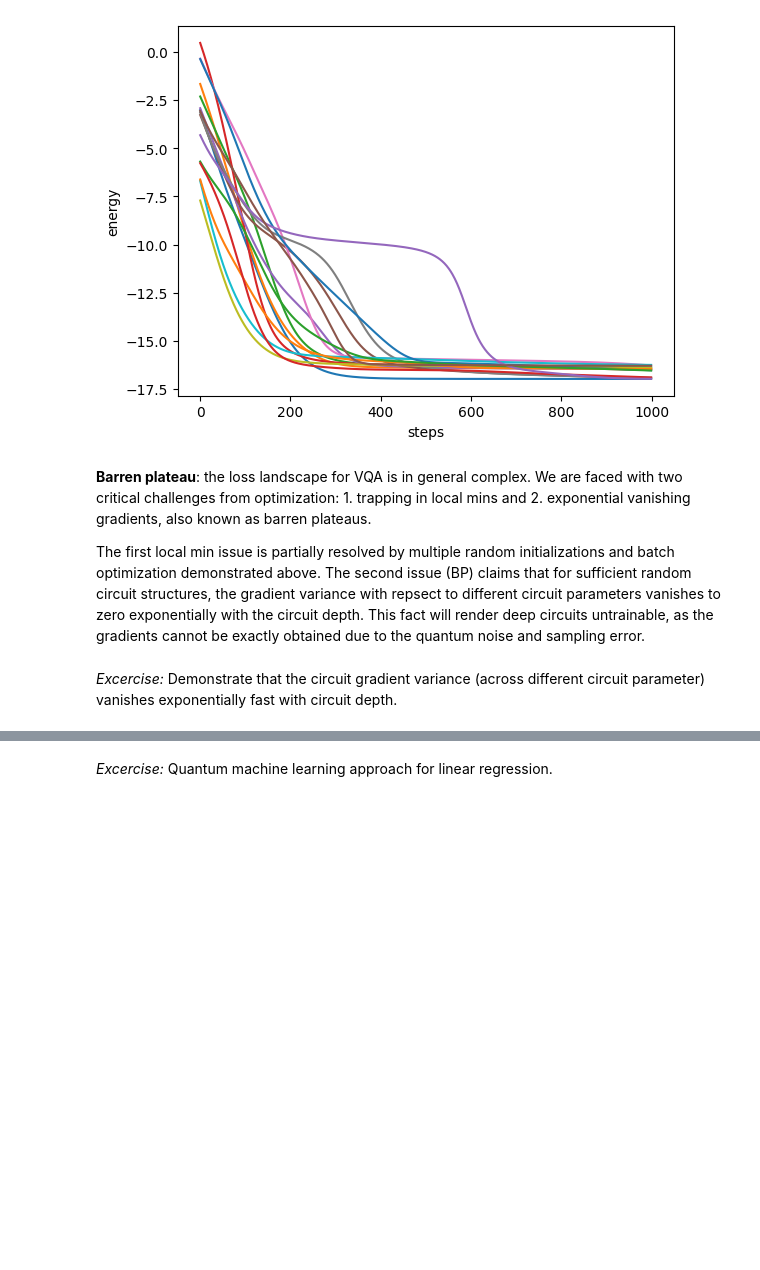
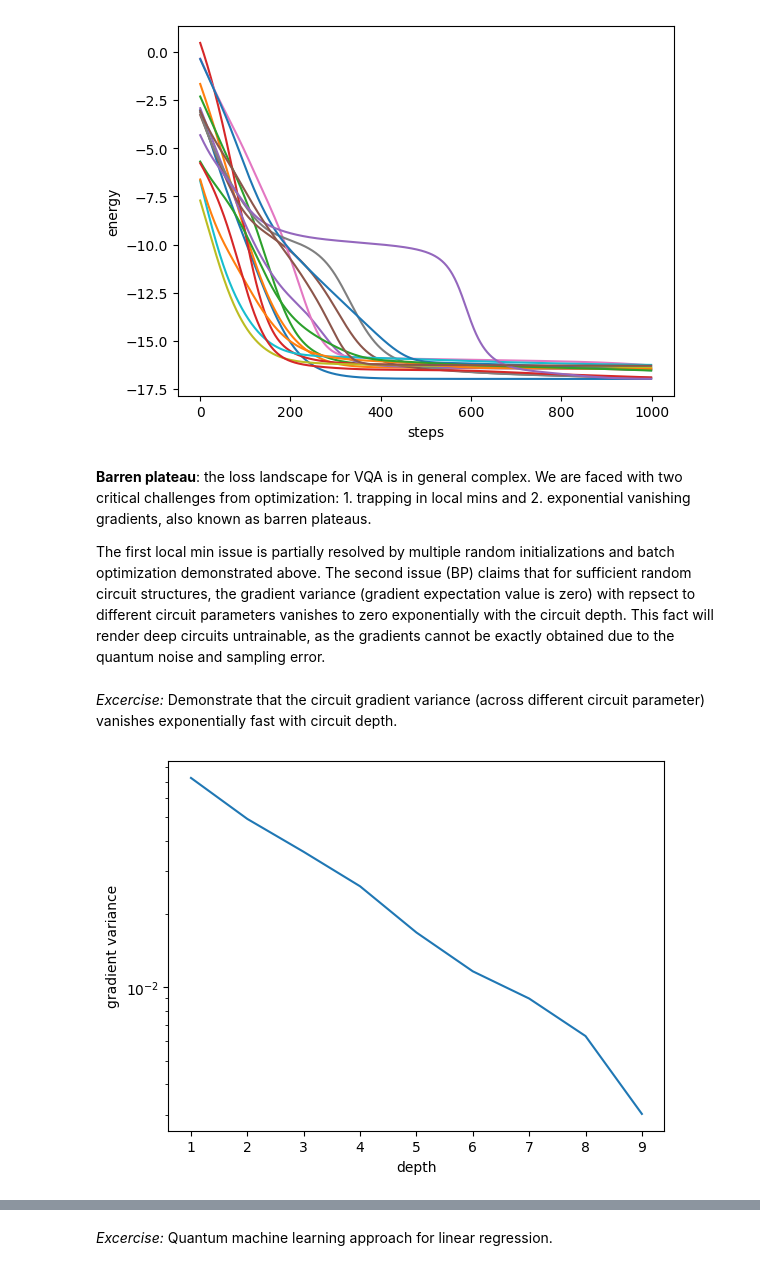
Before and after one commit to sxzgroup/qc_lecture, a Jupyter notebook: lectures/2_qc_nisq.ipynb, the cells around one changed output, grey strips where cells are left out. Saved outputs shown, nothing was run; the diff lists cells and outputs as text; code cells hidden in the pictures; blank space fills up the shorter version.

```diff
--- a/lectures/2_qc_nisq.ipynb
+++ b/lectures/2_qc_nisq.ipynb
@@ -330,6 +330,37 @@ Text(0, 0.5, 'energy')
 # %% [markdown]
 **Barren plateau**: the loss landscape for VQA is in general complex. We are faced with two critical challenges from optimization: 1. trapping in local mins and 2. exponential vanishing gradients, also known as barren plateaus.
 
-The first local min issue is partially resolved by multiple random initializations and batch optimization demonstrated above. The second issue (BP) claims that for sufficient random circuit structures, the gradient variance with repsect to different circuit parameters vanishes to zero exponentially with the circuit depth. This fact will render deep circuits untrainable, as the gradients cannot be exactly obtained due to the quantum noise and sampling error.
+The first local min issue is partially resolved by multiple random initializations and batch optimization demonstrated above. The second issue (BP) claims that for sufficient random circuit structures, the gradient variance (gradient expectation value is zero) with repsect to different circuit parameters vanishes to zero exponentially with the circuit depth. This fact will render deep circuits untrainable, as the gradients cannot be exactly obtained due to the quantum noise and sampling error.
 # %% [markdown]
 *Excercise:* Demonstrate that the circuit gradient variance (across different circuit parameter) vanishes exponentially fast with circuit depth.
+# %%
+batch = 128
+results = []
+n = 10
+
+
+def ansatz(params, return_circuit=False):
+    nlayers, n = K.shape_tuple(params)
+    c = tc.Circuit(n)
+    for j in range(nlayers):
+        c.cx(range(n - 1), range(1, n))
+        c.rx(range(n), theta=params[j])
+    if return_circuit:
+        return c
+    return K.real(c.expectation_ps(z=[0]))
+
+
+gf = K.vmap(K.grad(ansatz))
+
+for nlayers in range(1, 10):
+    params = K.implicit_randu(low=0, high=2 * np.pi, shape=[batch, nlayers, n])
+    grads = gf(params)
+    results.append(K.mean(K.std(grads, axis=0)))
+
+plt.plot(range(1, 10), results)
+plt.yscale("log")
+plt.xlabel("depth")
+plt.ylabel("gradient variance")
+plt.show()
+# %% [output]
+[figure, added]
```
Also changed, not shown: parts of 4 cells of this notebook.
